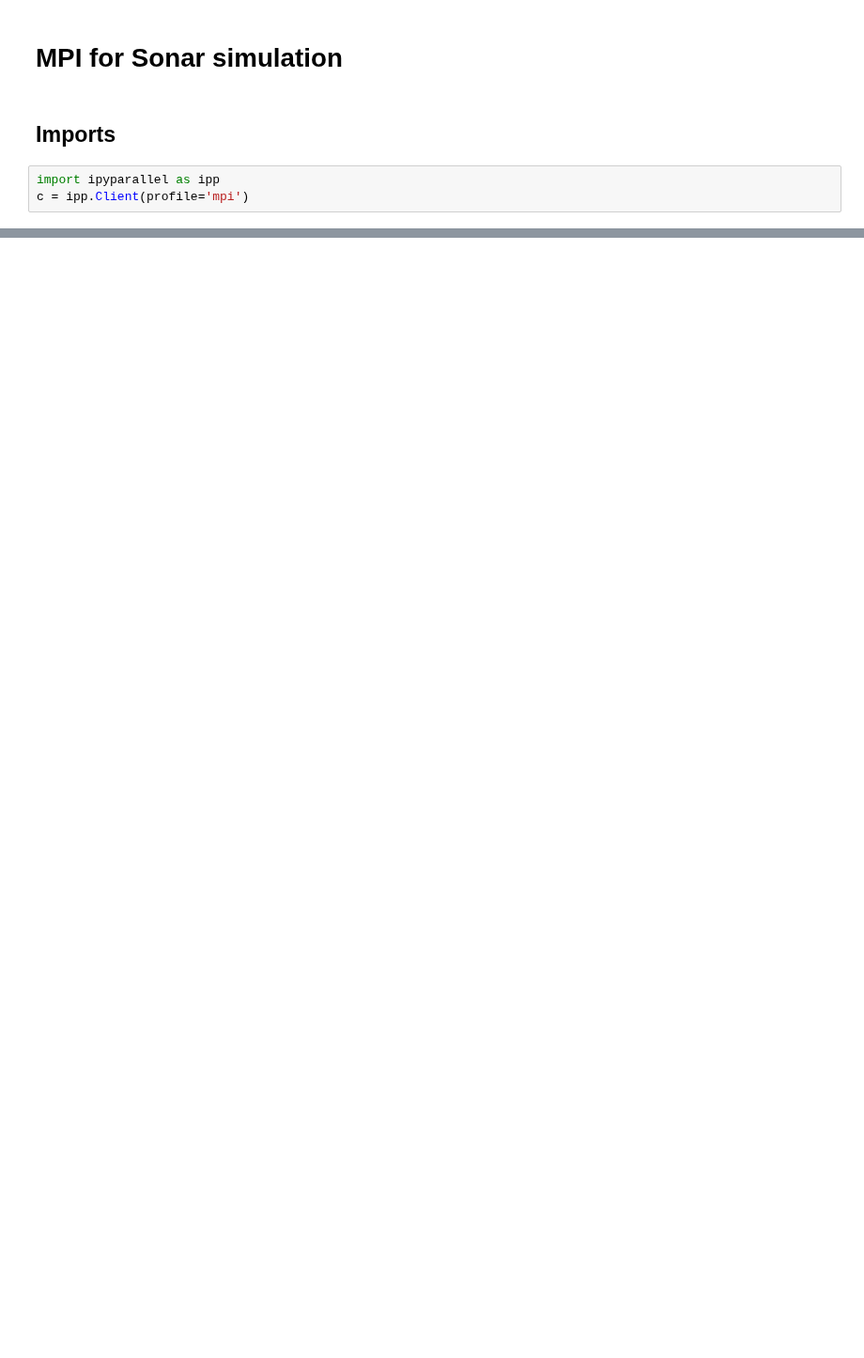
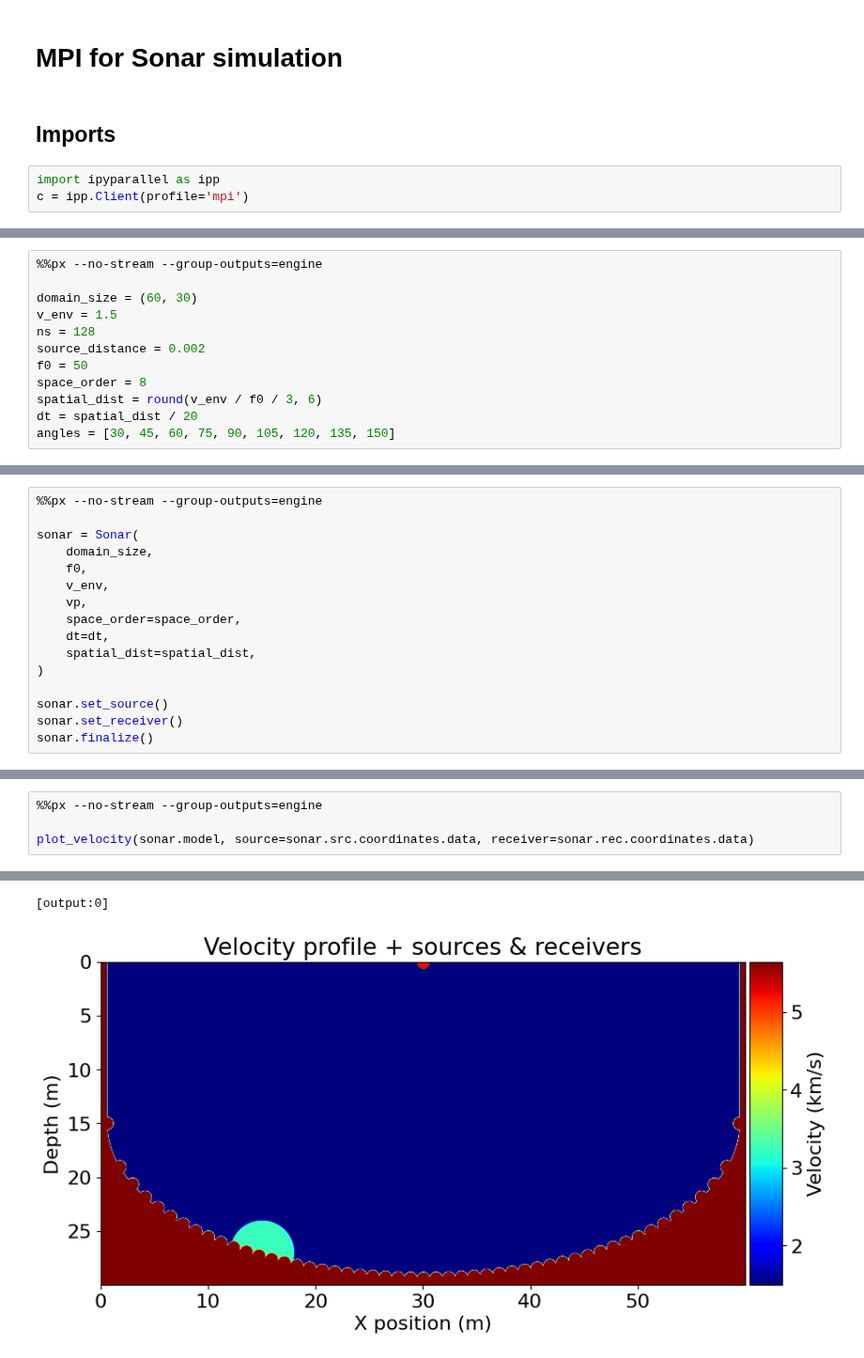
Before and after one commit to bgd54/sonar-FWI, a Jupyter notebook: notebooks/08_mpi.ipynb, the cells around one changed output, grey strips where cells are left out. Shown at 94% size. Saved outputs shown, nothing was run; the diff lists cells and outputs as text; blank space fills up the shorter version.

```diff
--- a/notebooks/08_mpi.ipynb
+++ b/notebooks/08_mpi.ipynb
@@ -188,0 +277,12 @@ plt.show()
+# %%
+%%px --no-stream --group-outputs=engine
+
+domain_size = (60, 30)
+v_env = 1.5
+ns = 128
+source_distance = 0.002
+f0 = 50
+space_order = 8
+spatial_dist = round(v_env / f0 / 3, 6)
+dt = spatial_dist / 20
+angles = [30, 45, 60, 75, 90, 105, 120, 135, 150]
@@ -188,0 +330,16 @@ plt.show()
+# %%
+%%px --no-stream --group-outputs=engine
+
+sonar = Sonar(
+    domain_size,
+    f0,
+    v_env,
+    vp,
+    space_order=space_order,
+    dt=dt,
+    spatial_dist=spatial_dist,
+)
+
+sonar.set_source()
+sonar.set_receiver()
+sonar.finalize()
@@ -188,0 +364,5 @@ plt.show()
+# %%
+%%px --no-stream --group-outputs=engine
+
+plot_velocity(sonar.model, source=sonar.src.coordinates.data, receiver=sonar.rec.coordinates.data)
+# %% [output]
@@ -188,0 +373,2 @@ plt.show()
+[output:0]
+[figure, added]
```
Also changed, not shown: parts of 21 cells of this notebook.
